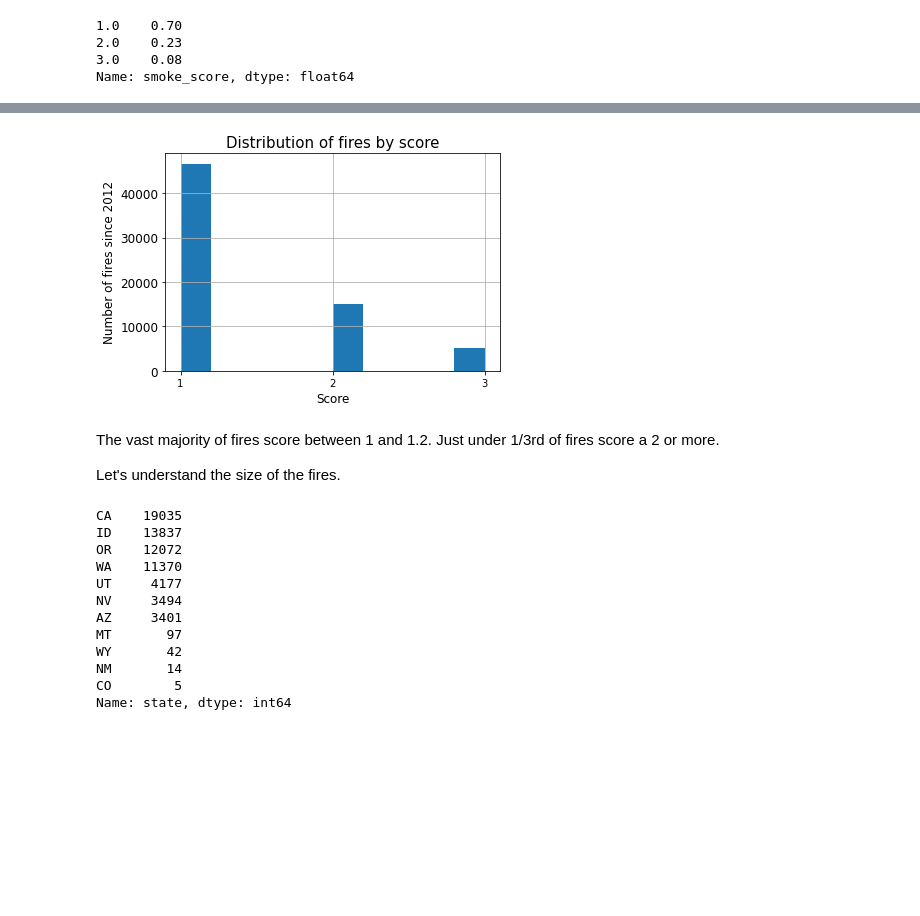
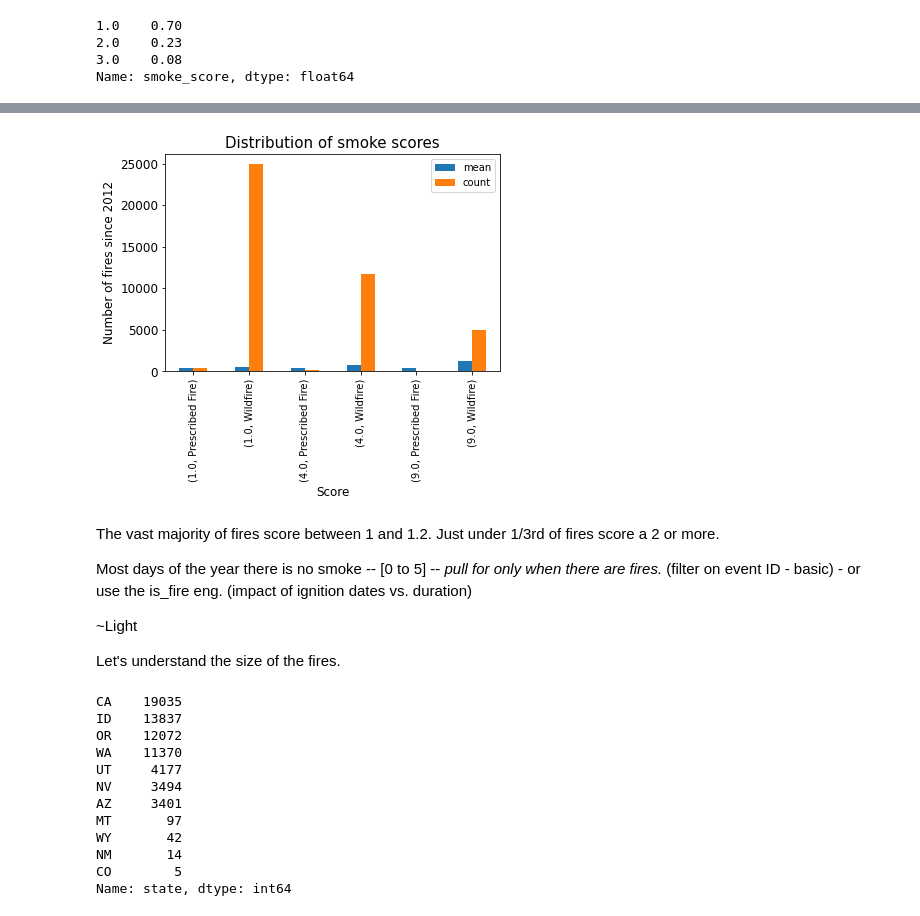
Before and after one commit to rileydr/AirQuality-USWest, a Jupyter notebook: code/va-EDA.ipynb, the cells around one changed output, grey strips where cells are left out. Cells and saved outputs as stored; diff of their text form; code cells hidden in the pictures; blank space fills up the shorter version.

```diff
--- a/code/va-EDA.ipynb
+++ b/code/va-EDA.ipynb
@@ -326,6 +326,8 @@ _Additional information about some of the calculations around fire perimeters ca
 #pull in data
 smoke = pd.read_csv(
     '../data/fire/MTBS_merge_smoke_inProgress.csv')
+# %%
+also_smoke = pd.read_csv('../data/model_data.csv')
 # %%
 #peek
 smoke.head()
@@ -420,0 +442,4 @@ Name: smoke_score, dtype: float64
+# %%
+subset_df = also_smoke.loc[also_smoke['yes_fire'] == 1]
+cols = subset_df.columns
+cols
@@ -420,0 +455,8 @@ Name: smoke_score, dtype: float64
+# %%
+#['smoke_score'],['yes_fire']
+#df.groupby('Column1').agg({'Column2': ['mean', 'min', 'max']})
+grouped = pd.DataFrame(subset_df.groupby([
+    'smoke_score', 'incid_type'])['burnbndac'].agg(
+    ['mean', 'count']))
+#really_grouped = grouped[['state']]
+grouped
@@ -421,17 +472,20 @@ Name: smoke_score, dtype: float64
 # %%
 #dist of smoke scores
-smoke['smoke_score'].hist();
-plt.title('Distribution of fires by score', size = 15)
+grouped.plot(kind='bar');
+plt.title('Distribution of smoke scores', size = 15)
 plt.xlabel('Score', size = 12);
 plt.ylabel('Number of fires since 2012', size = 12);
-plt.xticks([1.00, 2.00, 3.00]);
+#plt.xticks([1.00, 2.00, 3.00]);
 plt.yticks(size=12)
 plt.savefig('../assets/fires_by_score.jpg');
 # %% [output]
-[figure, old version]
+[figure, new version]
 # %% [markdown]
 The vast majority of fires score between 1 and 1.2. Just under 1/3rd of fires score a 2 or more.
 
+Most days of the year there is no smoke -- [0 to 5] -- _pull for only when there are fires._ (filter on event ID - basic) - or use the is_fire eng. (impact of ignition dates vs. duration)
+
+~Light
 
 Let's understand the size of the fires.
 # %%
```
Also changed, not shown: parts of 12 cells of this notebook.
